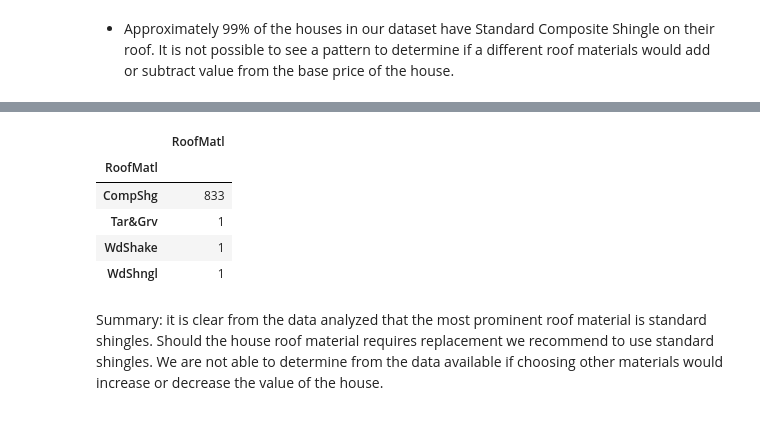
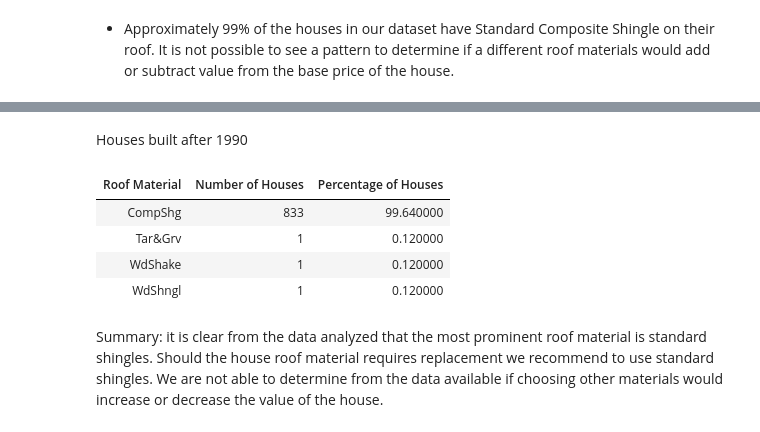
Before and after one commit to hikarinosenshi/ml_project, a Jupyter notebook: ariel/Feature Evaluation.ipynb, the cells around one changed output, grey strips where cells are left out. Drawn from its saved outputs; the diff is of its cells as text; code cells hidden in the pictures.

```diff
--- a/ariel/Feature Evaluation.ipynb
+++ b/ariel/Feature Evaluation.ipynb
@@ -149,12 +210,16 @@ df_roof_temp.style.hide_index()
-# %%
-dataset[dataset['YearBuilt']>=1990].groupby('RoofMatl').agg({'RoofMatl':'count'})
-# %% [output]
-|  | RoofMatl |
-| RoofMatl |  |
-| CompShg | 833 |
-| Tar&Grv | 1 |
-| WdShake | 1 |
-| WdShngl | 1 |
+# %% [markdown]
+Houses built after 1990
+# %%
+temp=pd.DataFrame(dataset[dataset['YearBuilt']>=1990].groupby('RoofMatl').size()).reset_index()
+temp.columns = ['Roof Material', 'Number of Houses']
+temp['Percentage of Houses']=round(temp['Number of Houses'] / temp['Number of Houses'].sum() * 100,2)
+temp.style.hide_index()
+# %% [output]
+| Roof Material | Number of Houses | Percentage of Houses |
+| CompShg | 833 | 99.640000 |
+| Tar&Grv | 1 | 0.120000 |
+| WdShake | 1 | 0.120000 |
+| WdShngl | 1 | 0.120000 |
 # %% [markdown]
 Summary: it is clear from the data analyzed that the most prominent roof material is standard shingles. Should the house roof material requires replacement we recommend to use standard shingles. We are not able to determine from the data available if choosing other materials would increase or decrease the value of the house.
 # %%
```
Also changed, not shown: parts of 49 cells of this notebook.
